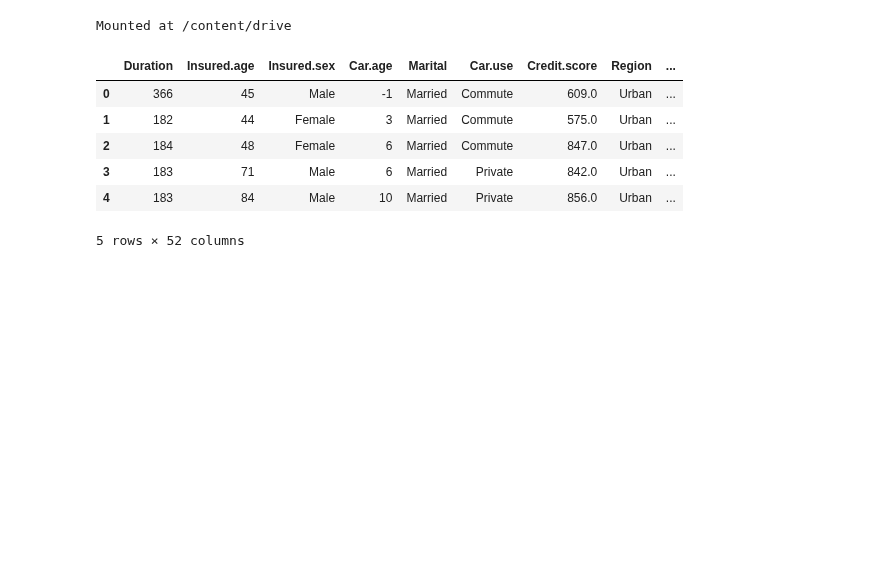
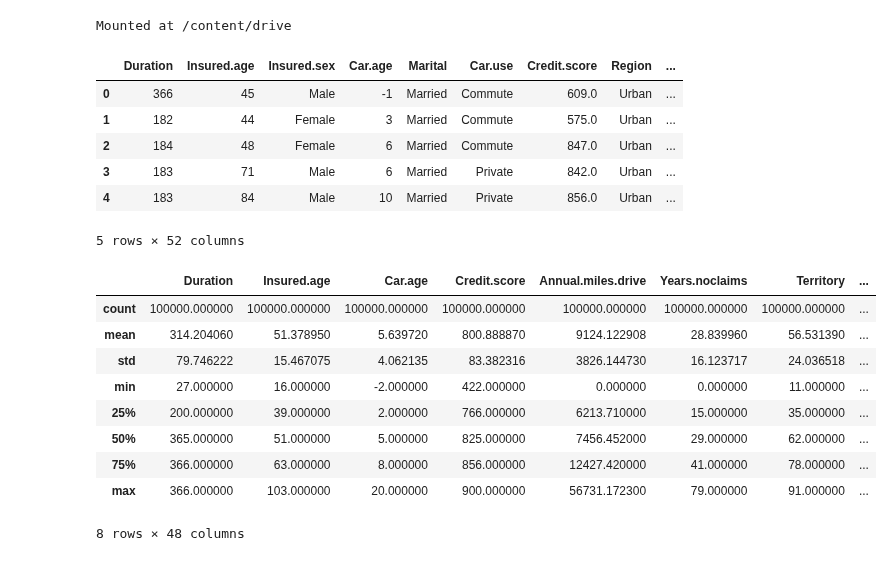
Before and after one commit to fjadidi2001/Insurance, a Jupyter notebook: Insurance_ICCKe.ipynb, the cells around one changed output. Saved outputs shown, nothing was run; the diff lists cells and outputs as text; code cells hidden in the pictures; blank space fills up the shorter version.

Commit message:
added describe

```diff
--- a/Insurance_ICCKe.ipynb
+++ b/Insurance_ICCKe.ipynb
@@ -36,3 +36,16 @@ df.head()
 | 3 | 183 | 71 | Male | 6 | Married | Private | 842.0 | Urban | ... |
 | 4 | 183 | 84 | Male | 10 | Married | Private | 856.0 | Urban | ... |
 5 rows × 52 columns
+# %%
+df.describe()
+# %% [output]
+|  | Duration | Insured.age | Car.age | Credit.score | Annual.miles.drive | Years.noclaims | Territory | ... |
+| count | 100000.000000 | 100000.000000 | 100000.000000 | 100000.000000 | 100000.000000 | 100000.000000 | 100000.000000 | ... |
+| mean | 314.204060 | 51.378950 | 5.639720 | 800.888870 | 9124.122908 | 28.839960 | 56.531390 | ... |
+| std | 79.746222 | 15.467075 | 4.062135 | 83.382316 | 3826.144730 | 16.123717 | 24.036518 | ... |
+| min | 27.000000 | 16.000000 | -2.000000 | 422.000000 | 0.000000 | 0.000000 | 11.000000 | ... |
+| 25% | 200.000000 | 39.000000 | 2.000000 | 766.000000 | 6213.710000 | 15.000000 | 35.000000 | ... |
+| 50% | 365.000000 | 51.000000 | 5.000000 | 825.000000 | 7456.452000 | 29.000000 | 62.000000 | ... |
+| 75% | 366.000000 | 63.000000 | 8.000000 | 856.000000 | 12427.420000 | 41.000000 | 78.000000 | ... |
+| max | 366.000000 | 103.000000 | 20.000000 | 900.000000 | 56731.172300 | 79.000000 | 91.000000 | ... |
+8 rows × 48 columns
```
